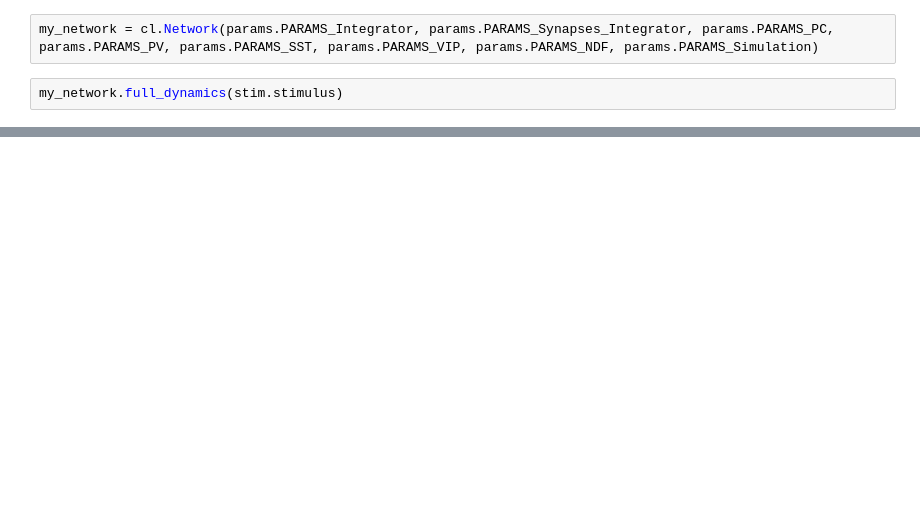
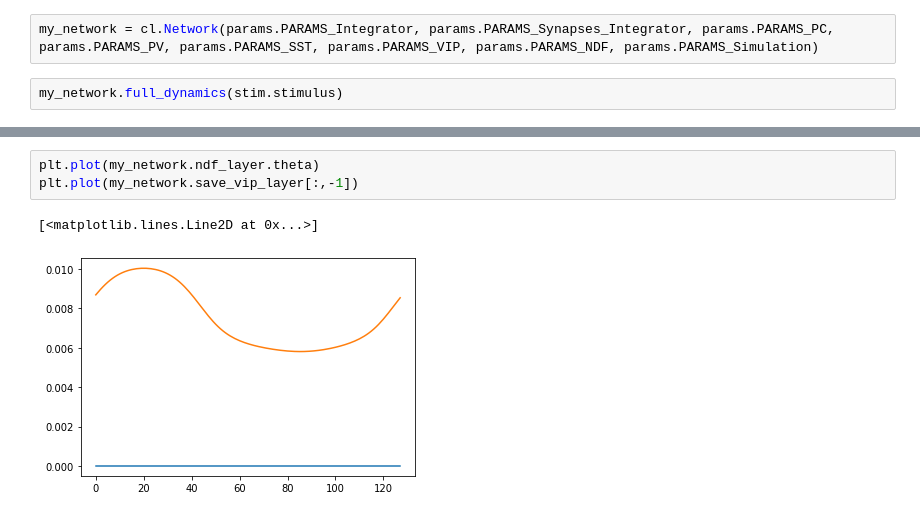
Before and after one commit to berlemontkevin/categorical_MMN, a Jupyter notebook: notebooks/test_files/test_stimulus.ipynb, the cells around one changed output, grey strips where cells are left out. Cells and saved outputs as stored; diff of their text form; blank space fills up the shorter version.

```diff
--- a/notebooks/test_files/test_stimulus.ipynb
+++ b/notebooks/test_files/test_stimulus.ipynb
@@ -95,0 +110,6 @@ plt.plot(my_network.save_ndf_layer[88,:])
+# %%
+plt.plot(my_network.ndf_layer.theta)
+plt.plot(my_network.save_vip_layer[:,-1])
+# %% [output]
+[<matplotlib.lines.Line2D at 0x...>]
+[figure, added]
```
Also changed, not shown: parts of 10 cells of this notebook, 3 other files.
